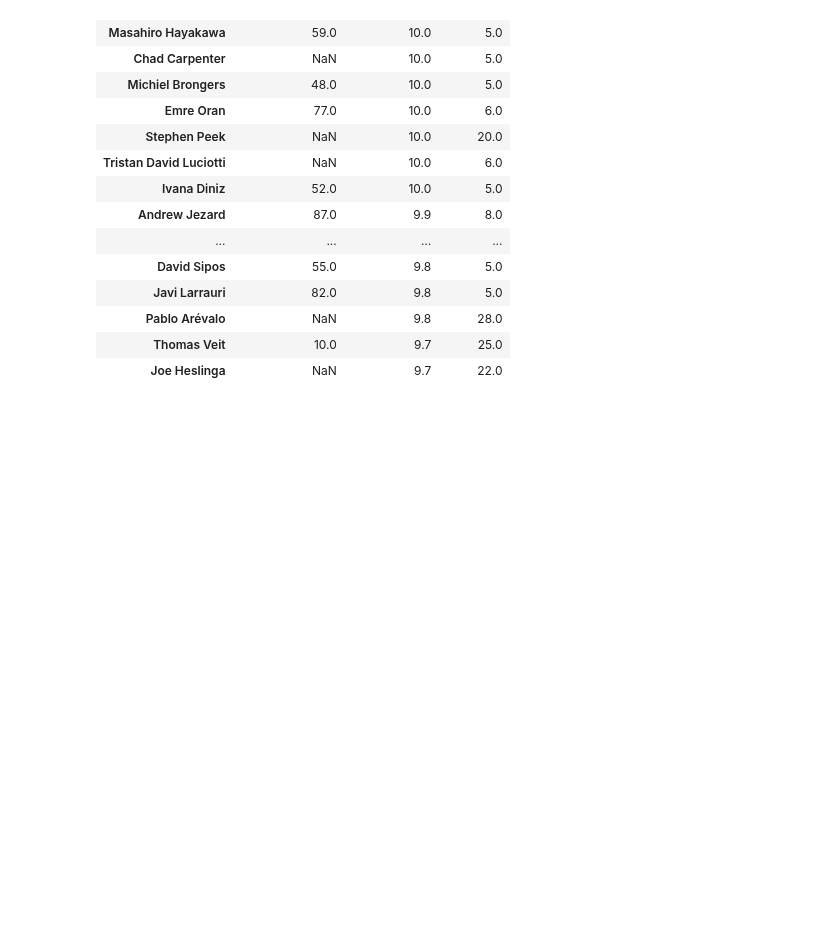
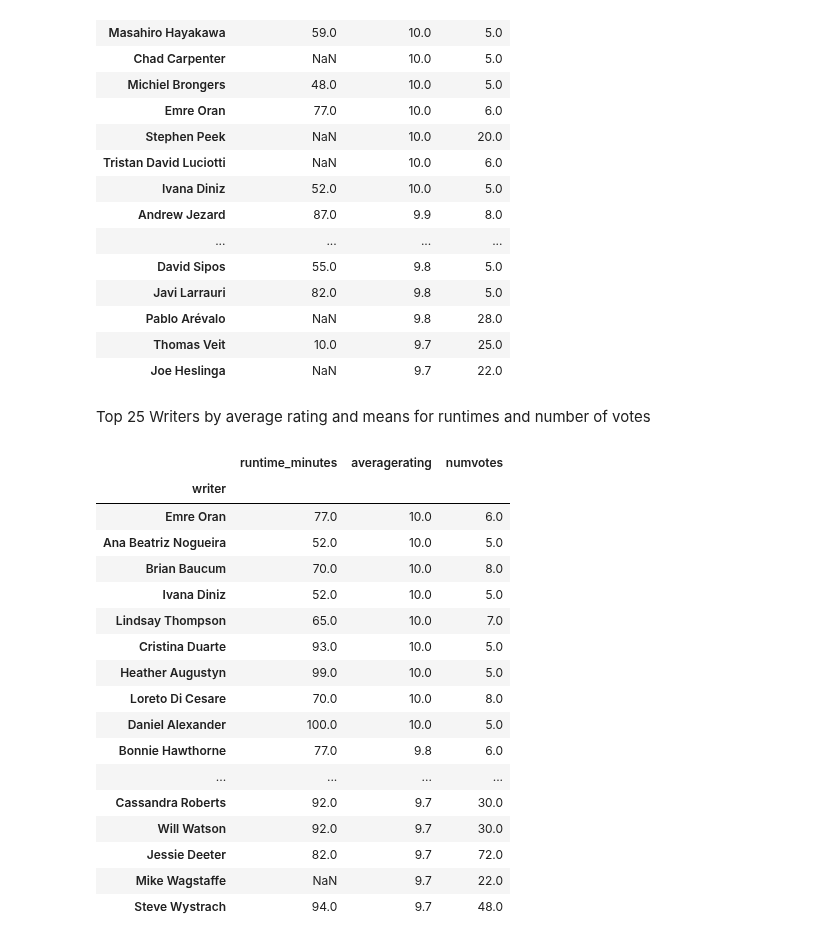
Before and after one commit to JoshuaGottlieb/Microsoft-Movie-Recommendation, a Jupyter notebook: initial-exploration.ipynb, the cells around one changed output. Drawn from its saved outputs; the diff is of its cells as text; code cells hidden in the pictures; blank space fills up the shorter version.

Commit message:
Added top 25 writers by average rating

```diff
--- a/initial-exploration.ipynb
+++ b/initial-exploration.ipynb
@@ -255,3 +259,38 @@ director[['director','runtime_minutes', 'averagerating','numvotes']].groupby('di
 | Pablo Arévalo | NaN | 9.8 | 28.0 |
 | Thomas Veit | 10.0 | 9.7 | 25.0 |
 | Joe Heslinga | NaN | 9.7 | 22.0 |
+# %%
+writer = pd.read_sql("""
+SELECT DISTINCT b.*, r.averagerating, r.numvotes, p.primary_name AS 'writer', p.primary_profession
+FROM movie_basics b
+JOIN movie_ratings r
+ON b.movie_id = r.movie_id
+LEFT JOIN writers w
+ON b.movie_id = w.movie_id
+LEFT JOIN persons p
+ON w.person_id = p.person_id
+
+""", conn)
+# %% [markdown]
+Top 25 Writers by average rating and means for runtimes and number of votes
+# %%
+writer[['writer','runtime_minutes', 'averagerating','numvotes']].groupby('writer').mean().sort_values(by='averagerating', ascending = False).head(25)
+# %% [output]
+|  | runtime_minutes | averagerating | numvotes |
+| writer |  |  |  |
+| Emre Oran | 77.0 | 10.0 | 6.0 |
+| Ana Beatriz Nogueira | 52.0 | 10.0 | 5.0 |
+| Brian Baucum | 70.0 | 10.0 | 8.0 |
+| Ivana Diniz | 52.0 | 10.0 | 5.0 |
+| Lindsay Thompson | 65.0 | 10.0 | 7.0 |
+| Cristina Duarte | 93.0 | 10.0 | 5.0 |
+| Heather Augustyn | 99.0 | 10.0 | 5.0 |
+| Loreto Di Cesare | 70.0 | 10.0 | 8.0 |
+| Daniel Alexander | 100.0 | 10.0 | 5.0 |
+| Bonnie Hawthorne | 77.0 | 9.8 | 6.0 |
+| ... | ... | ... | ... |
+| Cassandra Roberts | 92.0 | 9.7 | 30.0 |
+| Will Watson | 92.0 | 9.7 | 30.0 |
+| Jessie Deeter | 82.0 | 9.7 | 72.0 |
+| Mike Wagstaffe | NaN | 9.7 | 22.0 |
+| Steve Wystrach | 94.0 | 9.7 | 48.0 |
```
Also changed, not shown: parts of 2 cells of this notebook.
